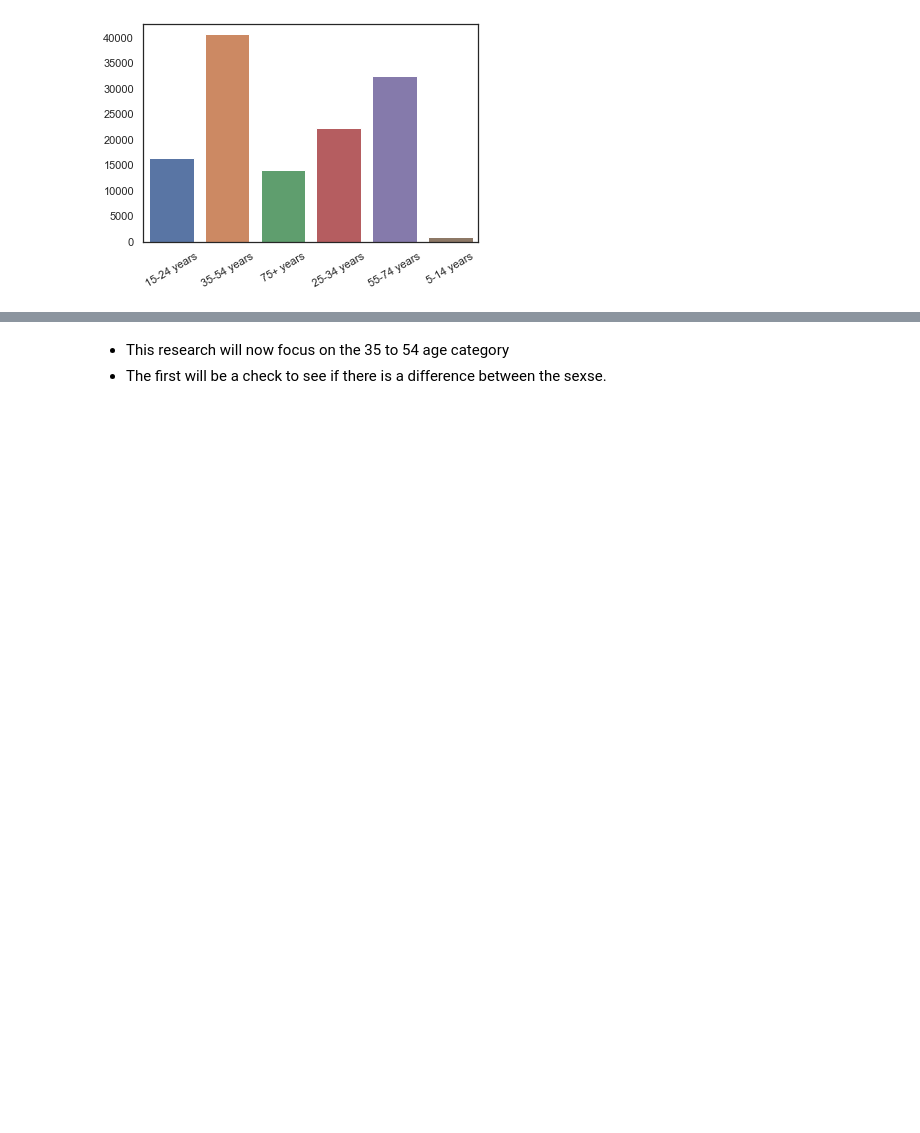
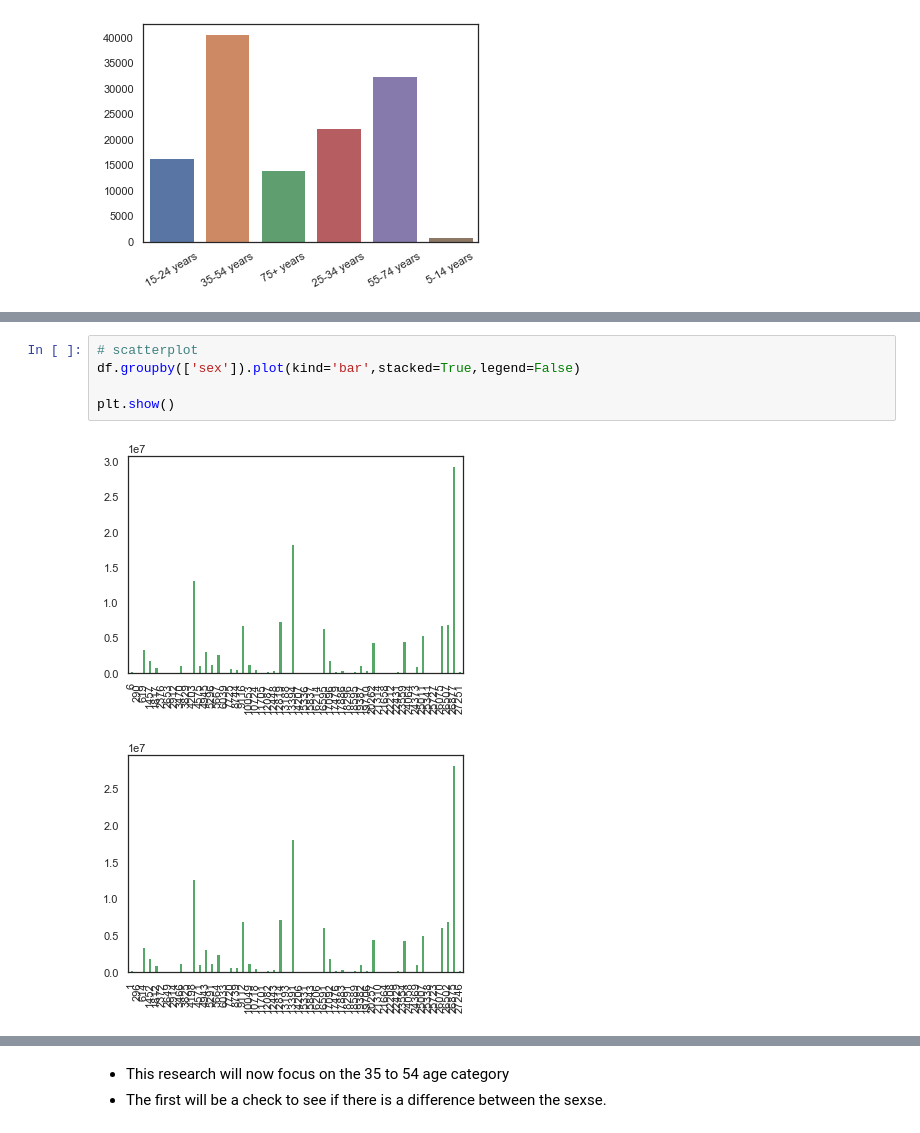
Before and after one commit to pocathain08/Fundamentals_of-Data_Analysis, a Jupyter notebook: FDA_Assessment_2019.ipynb, the cells around one changed output, grey strips where cells are left out. Cells and saved outputs as stored; diff of their text form; blank space fills up the shorter version.

```diff
--- a/FDA_Assessment_2019.ipynb
+++ b/FDA_Assessment_2019.ipynb
@@ -106,0 +147,8 @@ sns.barplot(x = df['age'].unique(), y = suicides_no_age)
+# %%
+# scatterplot
+df.groupby(['sex']).plot(kind='bar',stacked=True,legend=False)
+
+plt.show()
+# %% [output]
+[figure, added]
+[figure, added]
```
Also changed, not shown: parts of 12 cells of this notebook.
